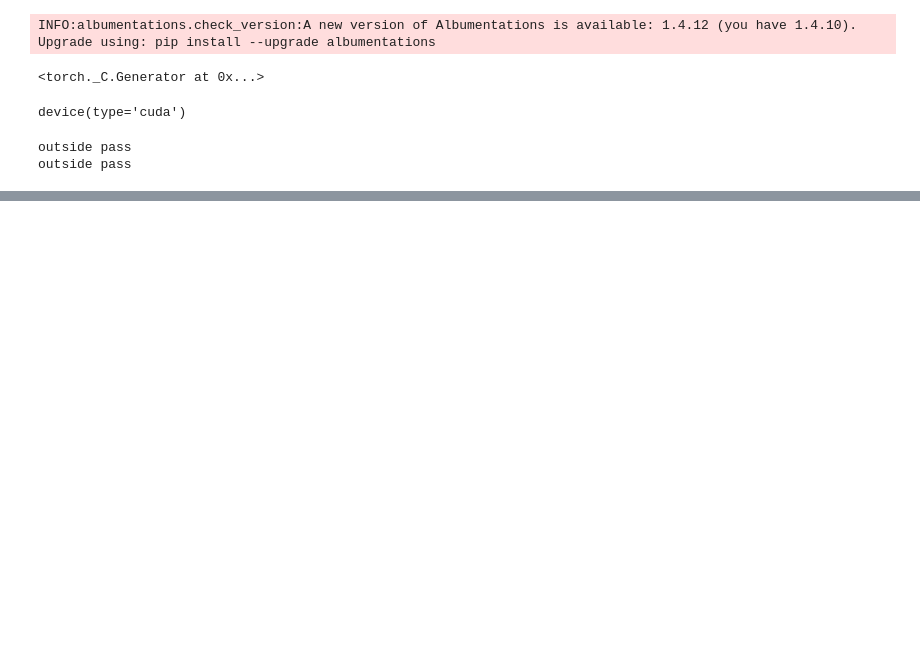
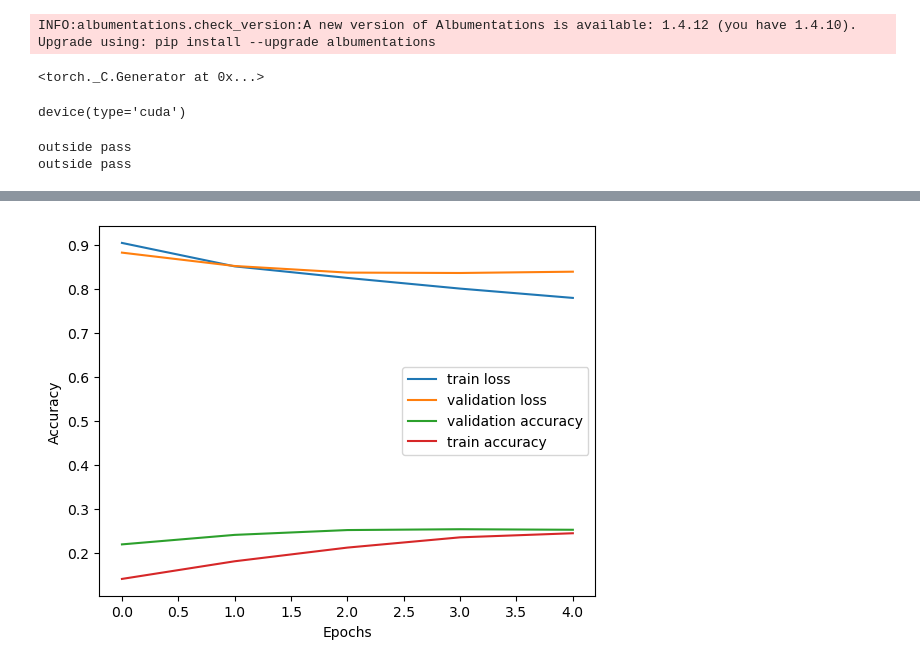
Before and after one commit to prajwalthakur/cs680, a Jupyter notebook: cs680_kaggle/pre_trained_normalized_log.ipynb, the cells around one changed output, grey strips where cells are left out. Drawn from its saved outputs; the diff is of its cells as text; code cells hidden in the pictures; blank space fills up the shorter version.

Commit message:
updated model

```diff
--- a/cs680_kaggle/pre_trained_normalized_log.ipynb
+++ b/cs680_kaggle/pre_trained_normalized_log.ipynb
@@ -24,11 +24,11 @@ INFO:albumentations.check_version:A new version of Albumentations is available:
 BASE_DIR = os.path.join(os.getcwd() , 'data')
 train_df = pd.read_csv(BASE_DIR  +  '/train.csv')
 TRAIN_VAL_SPLIT_SIZE = 0.2
-TRAIN_BATCH_SIZE = 128
-VAL_BATCH_SIZE = 128
+TRAIN_BATCH_SIZE = 256
+VAL_BATCH_SIZE =256
 TEST_BATCH_SIZE  = 10
-LEARNING_RATE = 1e-5
-EPOCHS = 10
+LEARNING_RATE = 1e-3
+EPOCHS = 5
 
 Normalize_transform_type = "log_transform"
 RANDOM_NUMBER = 42
@@ -341,7 +373,7 @@ def train(trainLoader,valLoader,model,optimizer,loss_function,epochs,best_model_
                 trainingLoop.set_description(f"Batch: {index}/{len(trainLoader)}")
                 trainingLoop.set_postfix({"training Loss " : loss})
                 trainingLoop.update(1)
-                ##wandb.log({"Training Loss":loss })
+                ##wandb.log({"Training Loss":loss })TIM_NUM_CLASS
         train_loss  = np.array(train_loss).mean()
         train_epoch_loss.append(train_loss)
 
@@ -394,15 +426,15 @@ def train(trainLoader,valLoader,model,optimizer,loss_function,epochs,best_model_
         metric.update(predictions , targets)
         val_epoch_accuracy.append(metric.compute().detach().cpu().numpy().item())
 
-        scheduler.step(train_loss)
+        scheduler.step(val_loss)
 
-
+        print(f"epoch:{epoch}, Training (avg) loss : {train_loss} , Validation loss (avg) = {val_loss}")
         best_model_callback(metric.compute().detach().cpu().numpy().item(),model)        # save the best model according to the validation accuracy
 
 
     return train_epoch_loss,val_epoch_loss,train_epoch_accuracy , val_epoch_accuracy
 # %%
-model,optimizer,loss_function,scheduler = get_model_optimizer_lossFunction(model_name = "convnextv2",learning_rate = LEARNING_RATE)
+model,optimizer,loss_function,scheduler = get_model_optimizer_lossFunction(model_name = "efficientnet",learning_rate = LEARNING_RATE)
 best_model_callback = BestModelSaveCallback(save_path=os.path.join(BASE_DIR,'best_model_transformation_convnextv2.pth'))
 train_losses, val_losses , train_accuracies,val_accuracies = train(train_dataloader,val_dataloader,model,optimizer,loss_function,EPOCHS,best_model_callback)
 # %% [output]
@@ -471,0 +510,20 @@ Plot(train_losses,train_accuracies,val_losses,val_accuracies,path = BASE_DIR)
+# %%
+def Plot(train_losses,train_accuracies,val_losses,val_accuracies,path):
+    plt.plot(train_losses,label = "train loss")
+    plt.plot(val_losses,label = "validation loss")
+    plt.xlabel("Epochs")
+    plt.ylabel("Loss")
+    plt.legend()
+    #plt.savefig(os.path.join(path,"Loss.png"))
+    #wandb.log({"Loss": plt})
+
+    plt.plot(val_accuracies,label = "validation accuracy")
+    plt.plot(train_accuracies,label = "train accuracy")
+    plt.xlabel("Epochs")
+    plt.ylabel("Accuracy")
+    plt.legend()
+    #plt.savefig(os.path.join(path,"Accuracy.png"))
+    #wandb.log({"Accuracy": plt})
+Plot(train_losses,train_accuracies,val_losses,val_accuracies,path = BASE_DIR)
+# %% [output]
+[figure, added]
```
Also changed, not shown: parts of 4 cells of this notebook, 2 other files.
